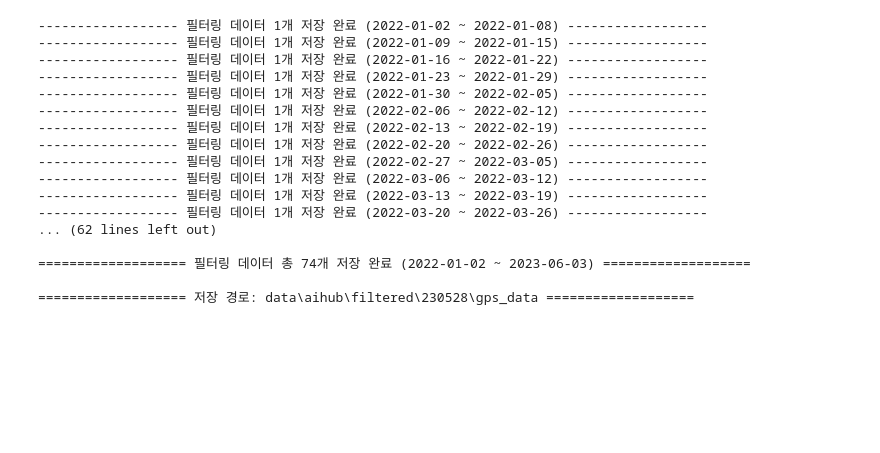
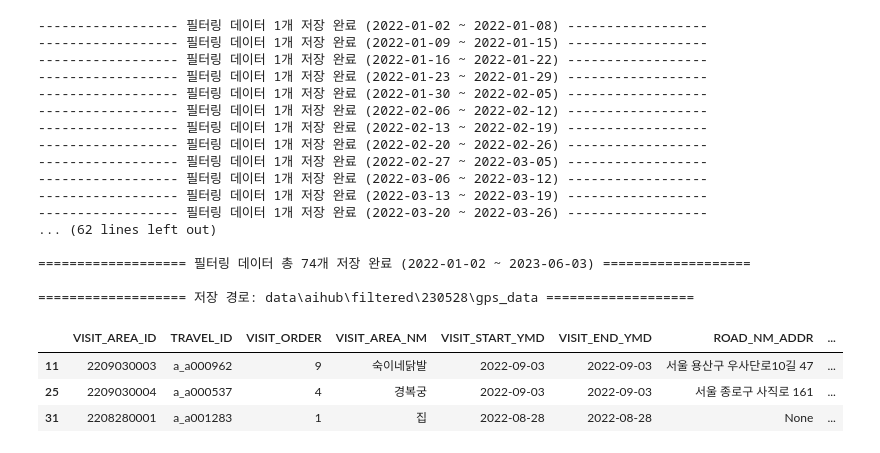
Before and after one commit to DencingParty/travel-data-engineering, a Jupyter notebook: one_week_data_for_test.ipynb, the cells around one changed output. Saved outputs shown, nothing was run; the diff lists cells and outputs as text; code cells hidden in the pictures; blank space fills up the shorter version.

```diff
--- a/one_week_data_for_test.ipynb
+++ b/one_week_data_for_test.ipynb
@@ -491,3 +516,11 @@ store_filtered_data(gps_dict_default, dir1="aihub", is_gps=True)
 =================== 필터링 데이터 총 74개 저장 완료 (2022-01-02 ~ 2023-06-03) ===================
 
 =================== 저장 경로: data\aihub\filtered\230528\gps_data ===================
+# %%
+# 2022년 방문지 정보 X_COORD, Y_COORD 컬럼 NaN으로 변경된 것 확인 (parquet 파일로 제대로 변환됨)
+pd.read_parquet(os.path.join("data", "aihub", "filtered", "220828", "region_data", "tn_visit_area_info_방문지정보_220828.parquet")).head(3)
+# %% [output]
+|  | VISIT_AREA_ID | TRAVEL_ID | VISIT_ORDER | VISIT_AREA_NM | VISIT_START_YMD | VISIT_END_YMD | ROAD_NM_ADDR | ... |
+| 11 | 2209030003 | a_a000962 | 9 | 숙이네닭발 | 2022-09-03 | 2022-09-03 | 서울 용산구 우사단로10길 47 | ... |
+| 25 | 2209030004 | a_a000537 | 4 | 경복궁 | 2022-09-03 | 2022-09-03 | 서울 종로구 사직로 161 | ... |
+| 31 | 2208280001 | a_a001283 | 1 | 집 | 2022-08-28 | 2022-08-28 | None | ... |
```
Also changed, not shown: parts of 14 cells of this notebook, 2 other files.
